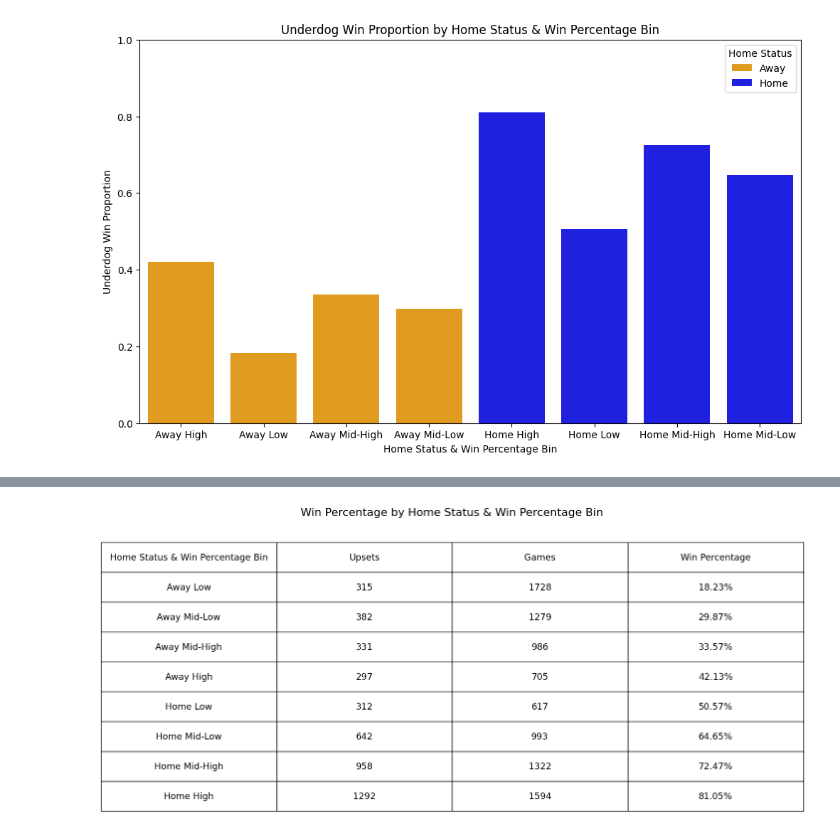
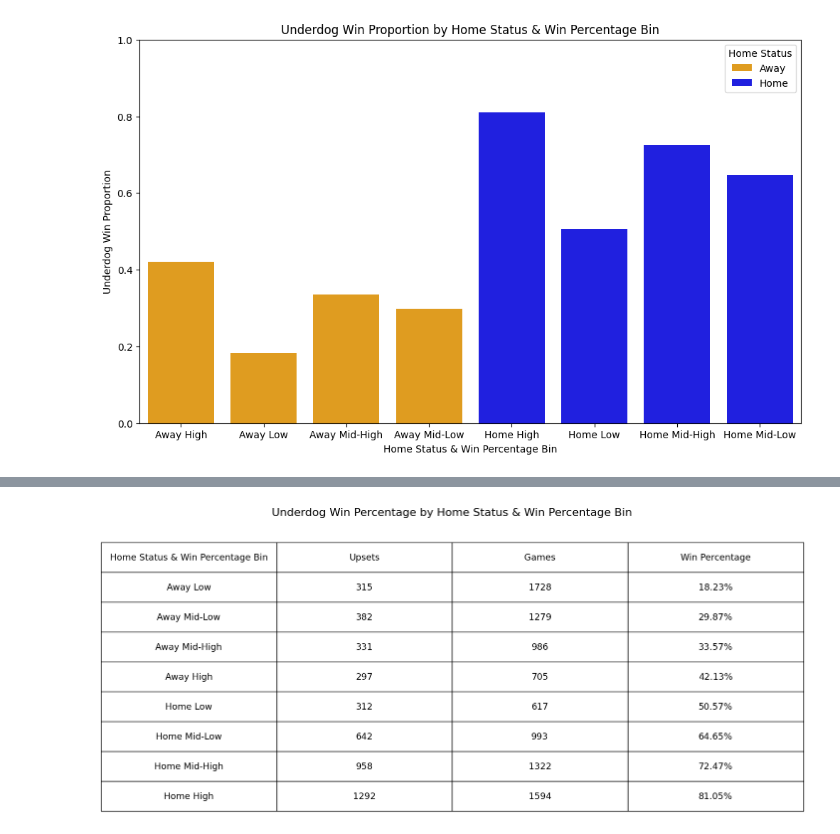
Before and after one commit to vys5hb/NBA-Upset-Analysis, a Jupyter notebook: NBA_Database.ipynb, the cells around one changed output, grey strips where cells are left out. Cells and saved outputs as stored; diff of their text form; code cells hidden in the pictures.

```diff
--- a/NBA_Database.ipynb
+++ b/NBA_Database.ipynb
@@ -269,32 +269,32 @@ plt.show()
 # %%
 # Create table for Win Percentage for Home Status & Win Percentage Bin
 data = [
     ["Away Low", 315, 1728, '18.23%'],
     ["Away Mid-Low", 382, 1279, '29.87%'],
     ["Away Mid-High", 331, 986, '33.57%'],
     ["Away High", 297, 705, '42.13%'],
     ["Home Low", 312, 617, '50.57%'],
     ["Home Mid-Low", 642, 993, '64.65%'],
     ["Home Mid-High", 958, 1322, '72.47%'],
     ["Home High", 1292, 1594, '81.05%'],
 ]
 # Column headers
 headers = ["Home Status & Win Percentage Bin", "Upsets", "Games", "Win Percentage"]
 # Create a figure and axis
 fig, ax = plt.subplots(figsize=(14, 3))
 # Hide axes
 ax.axis('off')
 # Create the table
 table = ax.table(
     cellText=data,
     colLabels=headers,
     loc='center',
     cellLoc='center'
 )
 table.auto_set_font_size(False)
 table.set_fontsize(13)
 table.scale(1.3, 3.6)
-plt.title("Win Percentage by Home Status & Win Percentage Bin", fontsize=16, pad=150)
+plt.title("Underdog Win Percentage by Home Status & Win Percentage Bin", fontsize=16, pad=150)
 plt.show()
 # %% [output]
-[figure, old version]
+[figure, new version]
```
Also changed, not shown: parts of 2 cells of this notebook, 1 other file.
